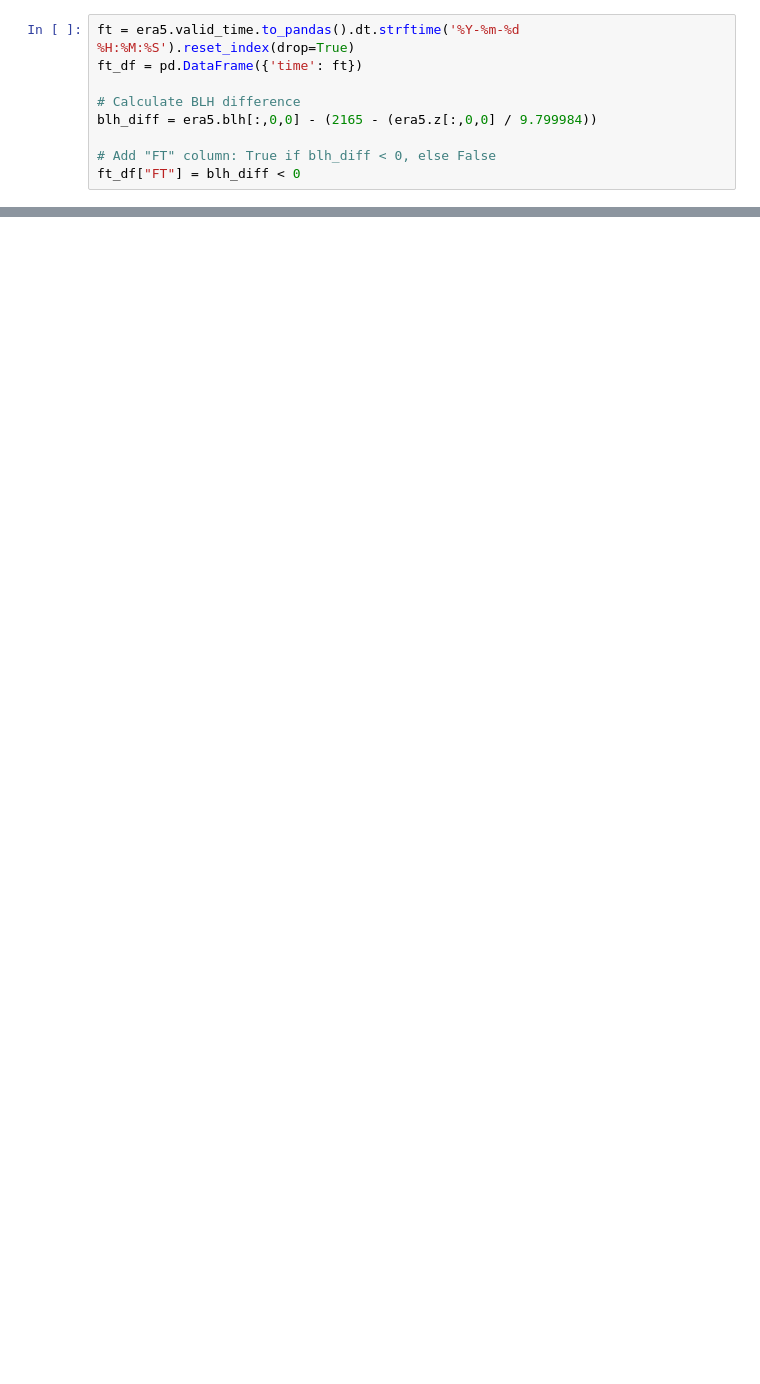
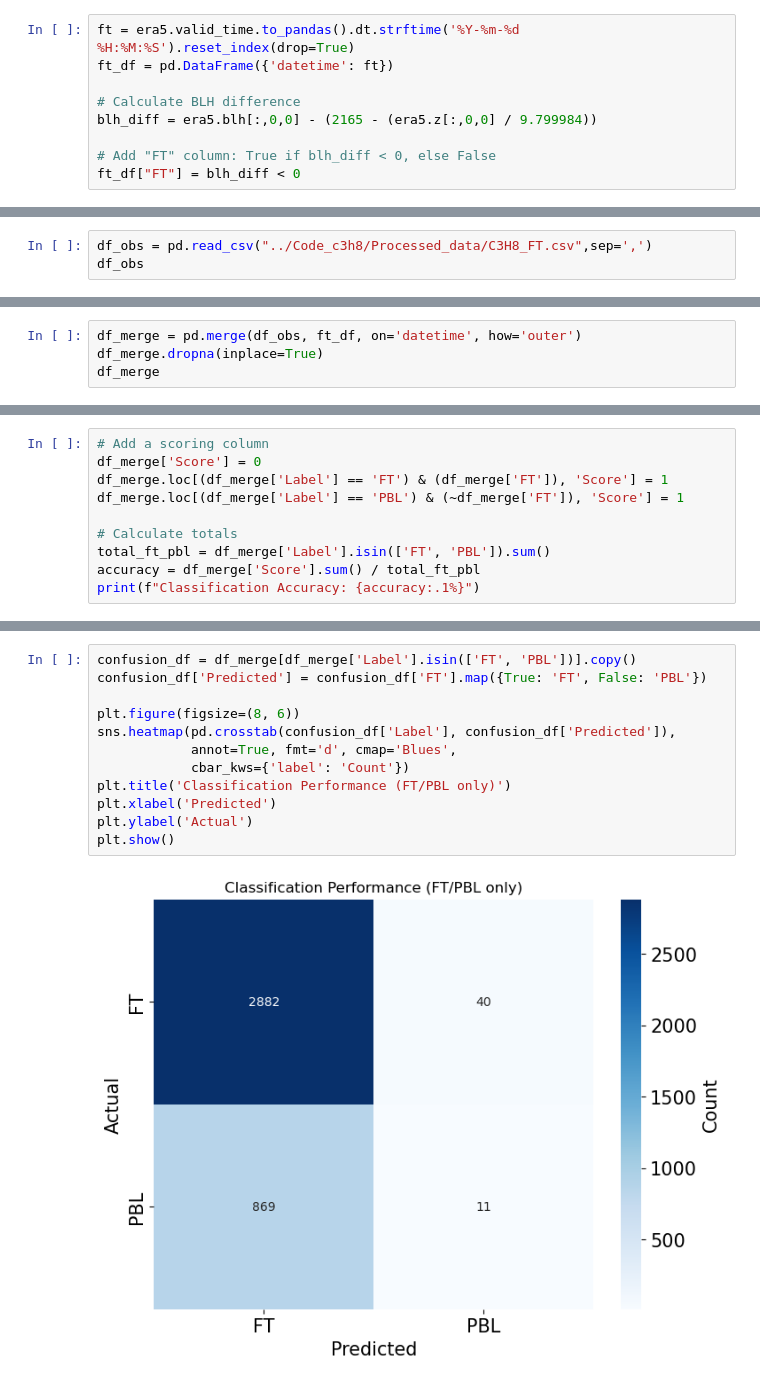
Before and after one commit to enrico-mancinelli/Propane, a Jupyter notebook: BLH_ERA5/blh_analysis.ipynb, the cells around one changed output, grey strips where cells are left out. Drawn from its saved outputs; the diff is of its cells as text; blank space fills up the shorter version.

```diff
--- a/BLH_ERA5/blh_analysis.ipynb
+++ b/BLH_ERA5/blh_analysis.ipynb
@@ -171,6 +182,6 @@ plt.show()
 # %%
 ft = era5.valid_time.to_pandas().dt.strftime('%Y-%m-%d %H:%M:%S').reset_index(drop=True)
-ft_df = pd.DataFrame({'time': ft})
+ft_df = pd.DataFrame({'datetime': ft})
 
 # Calculate BLH difference
 blh_diff = era5.blh[:,0,0] - (2165 - (era5.z[:,0,0] / 9.799984))
@@ -181,0 +193,3 @@ ft_df.to_csv("ft_df_2022.csv", index=False)  # Uncomment to save the
+# %%
+df_obs = pd.read_csv("../Code_c3h8/Processed_data/C3H8_FT.csv",sep=',')
+df_obs
@@ -181,0 +210,4 @@ ft_df.to_csv("ft_df_2022.csv", index=False)  # Uncomment to save the
+# %%
+df_merge = pd.merge(df_obs, ft_df, on='datetime', how='outer')
+df_merge.dropna(inplace=True)
+df_merge
@@ -181,0 +252,10 @@ ft_df.to_csv("ft_df_2022.csv", index=False)  # Uncomment to save the
+# %%
+# Add a scoring column
+df_merge['Score'] = 0
+df_merge.loc[(df_merge['Label'] == 'FT') & (df_merge['FT']), 'Score'] = 1
+df_merge.loc[(df_merge['Label'] == 'PBL') & (~df_merge['FT']), 'Score'] = 1
+
+# Calculate totals
+total_ft_pbl = df_merge['Label'].isin(['FT', 'PBL']).sum()
+accuracy = df_merge['Score'].sum() / total_ft_pbl
+print(f"Classification Accuracy: {accuracy:.1%}")
@@ -181,0 +264,14 @@ ft_df.to_csv("ft_df_2022.csv", index=False)  # Uncomment to save the
+# %%
+confusion_df = df_merge[df_merge['Label'].isin(['FT', 'PBL'])].copy()
+confusion_df['Predicted'] = confusion_df['FT'].map({True: 'FT', False: 'PBL'})
+
+plt.figure(figsize=(8, 6))
+sns.heatmap(pd.crosstab(confusion_df['Label'], confusion_df['Predicted']),
+            annot=True, fmt='d', cmap='Blues',
+            cbar_kws={'label': 'Count'})
+plt.title('Classification Performance (FT/PBL only)')
+plt.xlabel('Predicted')
+plt.ylabel('Actual')
+plt.show()
+# %% [output]
+[figure, added]
```
Also changed, not shown: parts of 18 cells of this notebook, 17 other files.
